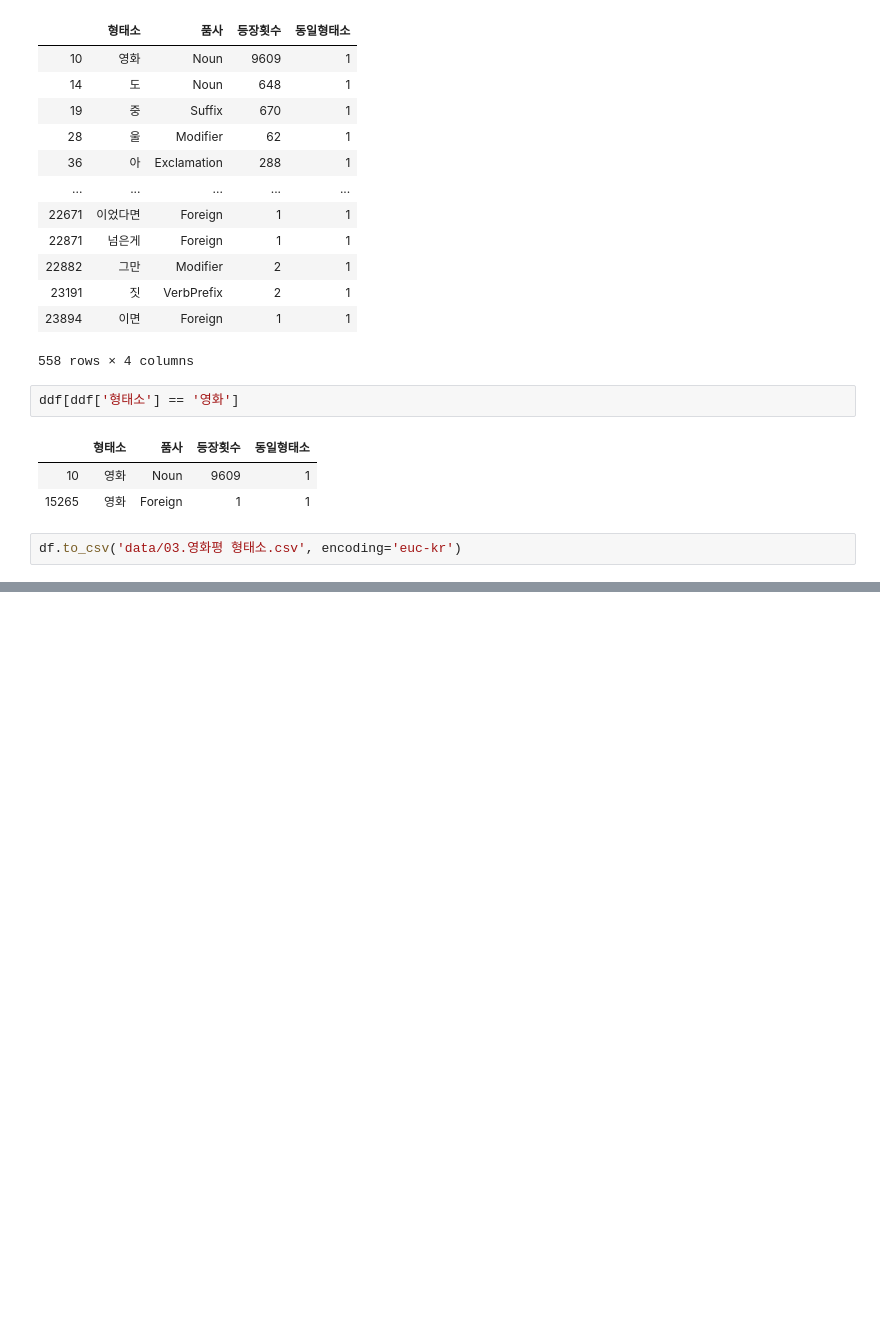
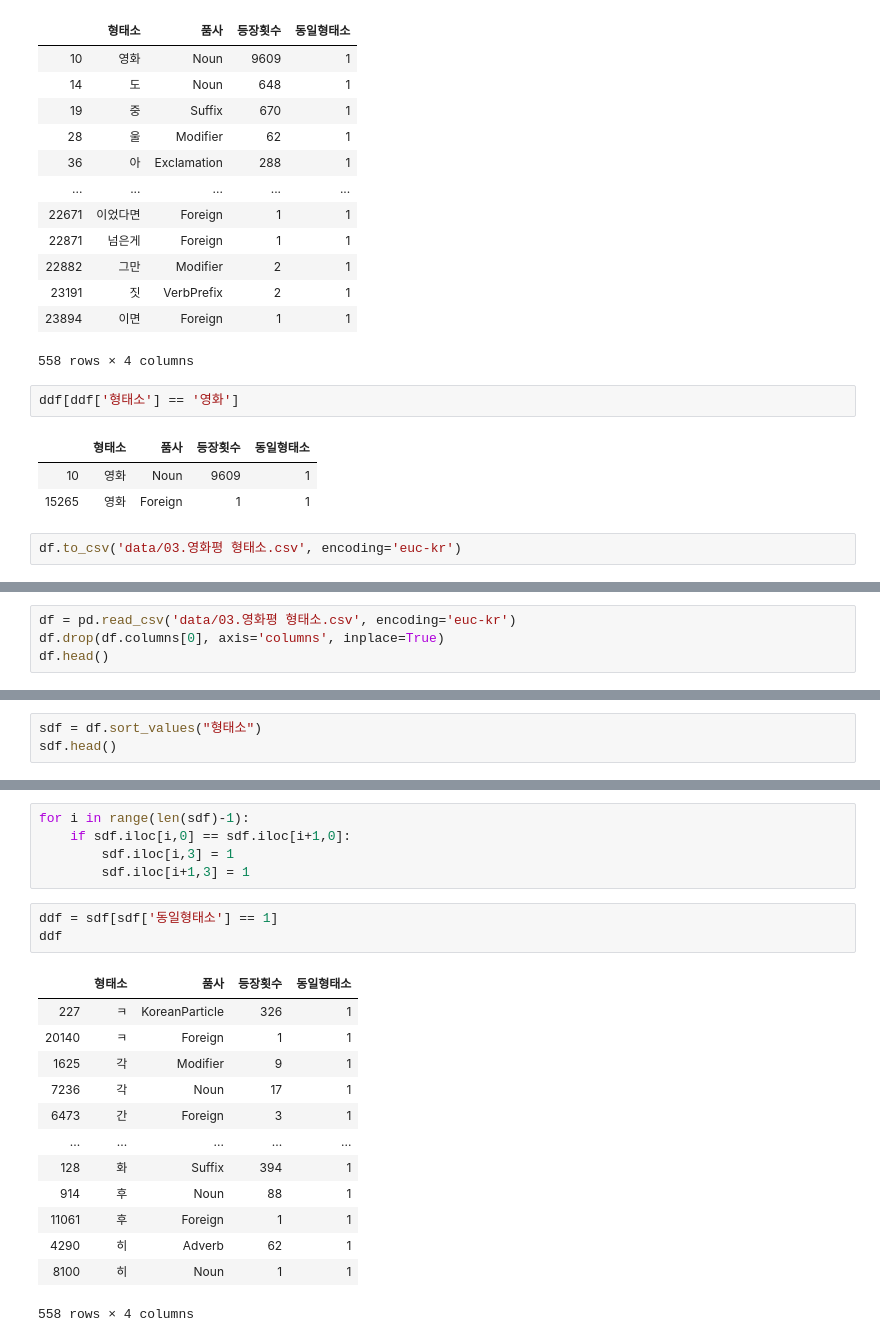
Before and after one commit to ckiekim/Tensorflow-Deep-Learing, a Jupyter notebook: 10_SQLite3/03_영화평 형태소.ipynb, the cells around one changed output, grey strips where cells are left out. Drawn from its saved outputs; the diff is of its cells as text; blank space fills up the shorter version.

```diff
--- a/10_SQLite3/03_영화평 형태소.ipynb
+++ b/10_SQLite3/03_영화평 형태소.ipynb
@@ -245,0 +248,4 @@ df.to_csv('data/03.영화평 형태소.csv', encoding='euc-kr')
+# %%
+df = pd.read_csv('data/03.영화평 형태소.csv', encoding='euc-kr')
+df.drop(df.columns[0], axis='columns', inplace=True)
+df.head()
@@ -245,0 +259,3 @@ df.to_csv('data/03.영화평 형태소.csv', encoding='euc-kr')
+# %%
+sdf = df.sort_values("형태소")
+sdf.head()
@@ -245,0 +269,22 @@ df.to_csv('data/03.영화평 형태소.csv', encoding='euc-kr')
+# %%
+for i in range(len(sdf)-1):
+    if sdf.iloc[i,0] == sdf.iloc[i+1,0]:
+        sdf.iloc[i,3] = 1
+        sdf.iloc[i+1,3] = 1
+# %%
+ddf = sdf[sdf['동일형태소'] == 1]
+ddf
+# %% [output]
+|  | 형태소 | 품사 | 등장횟수 | 동일형태소 |
+| 227 | ㅋ | KoreanParticle | 326 | 1 |
+| 20140 | ㅋ | Foreign | 1 | 1 |
+| 1625 | 각 | Modifier | 9 | 1 |
+| 7236 | 각 | Noun | 17 | 1 |
+| 6473 | 간 | Foreign | 3 | 1 |
+| ... | ... | ... | ... | ... |
+| 128 | 화 | Suffix | 394 | 1 |
+| 914 | 후 | Noun | 88 | 1 |
+| 11061 | 후 | Foreign | 1 | 1 |
+| 4290 | 히 | Adverb | 62 | 1 |
+| 8100 | 히 | Noun | 1 | 1 |
+558 rows × 4 columns
```
Also changed, not shown: parts of 6 cells of this notebook.
